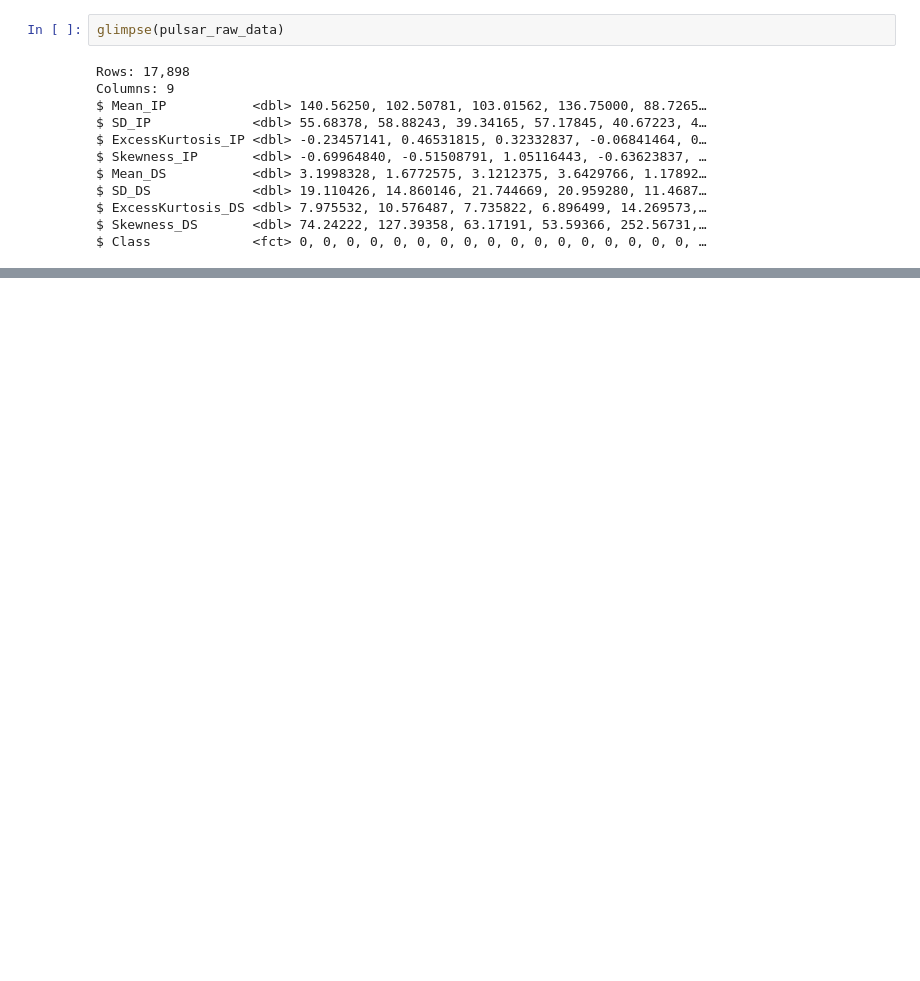
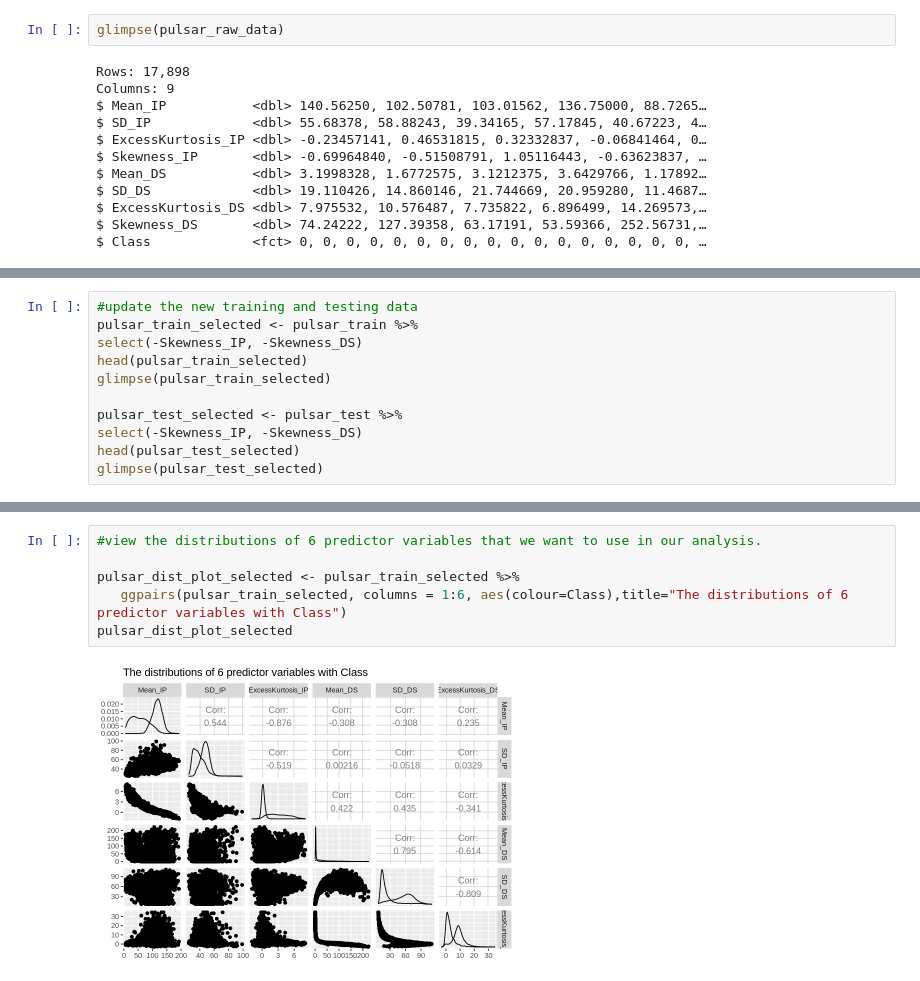
Before and after one commit to JeanetteOfficial/DSCI100_GroupProject_006_1, a Jupyter notebook: projectproposal.ipynb, the cells around one changed output, grey strips where cells are left out. Saved outputs shown, nothing was run; the diff lists cells and outputs as text; blank space fills up the shorter version.

```diff
--- a/projectproposal.ipynb
+++ b/projectproposal.ipynb
@@ -264,0 +196,11 @@ A spec_tbl_df: 17898 × 17
+# %%
+#update the new training and testing data
+pulsar_train_selected <- pulsar_train %>%
+select(-Skewness_IP, -Skewness_DS)
+head(pulsar_train_selected)
+glimpse(pulsar_train_selected)
+
+pulsar_test_selected <- pulsar_test %>%
+select(-Skewness_IP, -Skewness_DS)
+head(pulsar_test_selected)
+glimpse(pulsar_test_selected)
@@ -264,0 +244,8 @@ A spec_tbl_df: 17898 × 17
+# %%
+#view the distributions of 6 predictor variables that we want to use in our analysis.
+
+pulsar_dist_plot_selected <- pulsar_train_selected %>%
+   ggpairs(pulsar_train_selected, columns = 1:6, aes(colour=Class),title="The distributions of 6 predictor variables with Class")
+pulsar_dist_plot_selected
+# %% [output]
+[figure, added]
```
Also changed, not shown: parts of 44 cells of this notebook.
